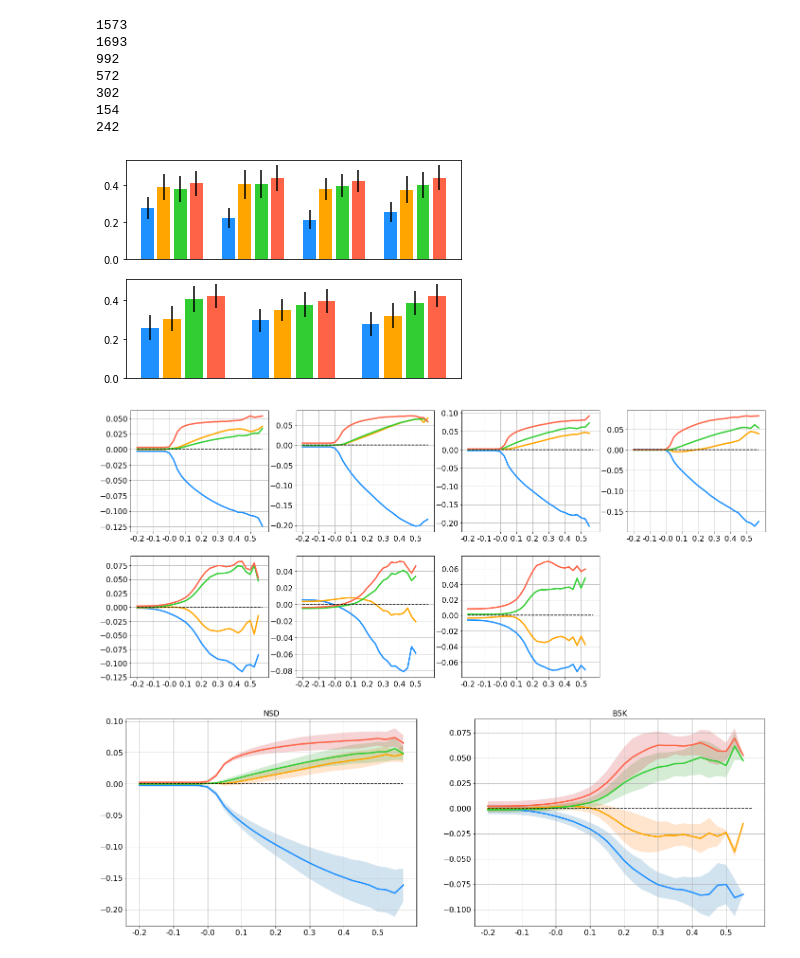
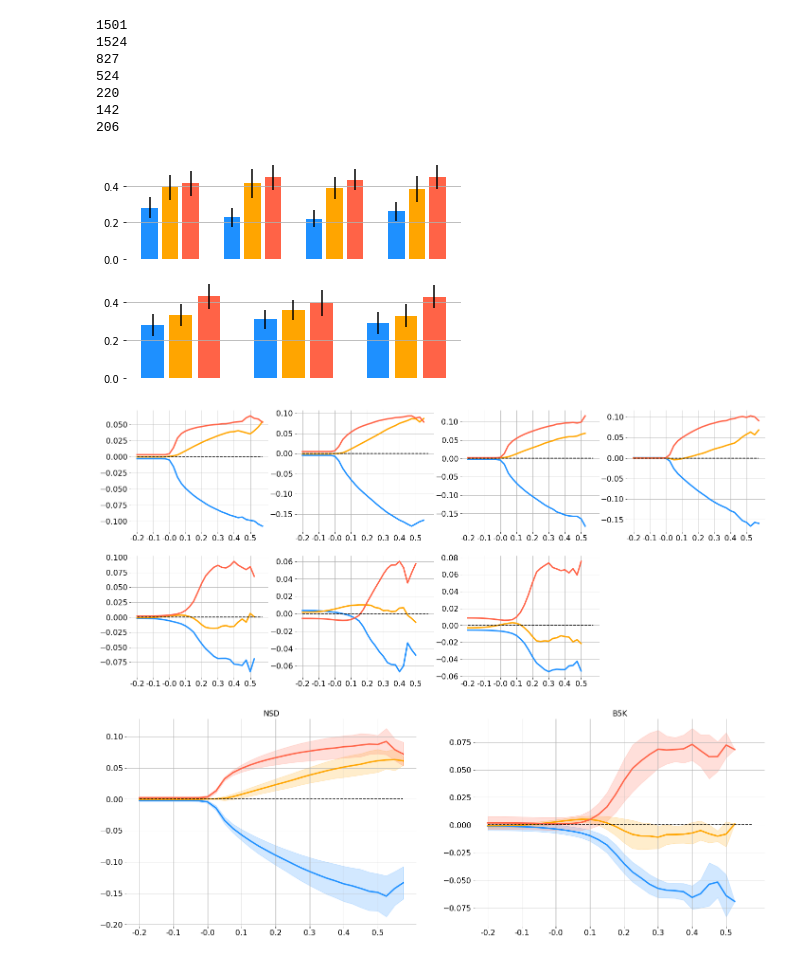
Before and after one commit to tarrlab/BOLD5000-GLMs, a Jupyter notebook: notebooks/manuscript_plots_v1.ipynb, the cells around one changed output. Cells and saved outputs as stored; diff of their text form; code cells hidden in the pictures.

```diff
--- a/notebooks/manuscript_plots_v1.ipynb
+++ b/notebooks/manuscript_plots_v1.ipynb
@@ -22,7 +22,7 @@ homedir = '/home/jacobpri/git/BOLD5000-GLMs/'
 metric = 'reliability'
 datasets = ['NSD','B5K']
 versions = ['TYPEA_ASSUMEHRF', 'TYPEB_FITHRF', 'TYPEC_FITHRF_GLMDENOISE', 'TYPED_FITHRF_GLMDENOISE_RR']
-#versions = ['TYPEA_ASSUMEHRF', 'TYPEB_FITHRF', 'TYPED_FITHRF_GLMDENOISE_RR']
+versions = ['TYPEA_ASSUMEHRF', 'TYPEB_FITHRF', 'TYPED_FITHRF_GLMDENOISE_RR']
 
 opts = dict()
 
@@ -36,6 +36,7 @@ opts['NSD']['dir'] = '09_08_20_one-sess_NSD'
 opts['B5K']['dir'] = '08_24_20_five-sess'
 
 colors = ['dodgerblue','orange','limegreen','tomato','black']
+colors = ['dodgerblue','orange','tomato','black']
 
 ft = 16
 # %%
@@ -101,41 +102,45 @@ for ds in datasets:
         subj_mean_metric = X[ds][subj]['mean'].reshape(-1)
         validvox = np.logical_not(np.isnan(subj_mean_metric))
 
         if voxchoice == 'threshold':
             included_voxels = subj_mean_metric[validvox] > threshold
             print(np.sum(included_voxels))
         elif voxchoice == 'topk':
             included_voxels = np.argsort(subj_mean_metric[validvox])[-topk:]
             print(len(included_voxels))
 
         # iterate through versions
         for version in versions:
             this_version = X[ds][subj][version].reshape(-1)[validvox]
 
             if method == 'mean':
                 subj_version_means.append(np.mean(this_version[included_voxels]))
             elif method == 'median':
                 subj_version_means.append(np.median(this_version[included_voxels]))
 
             subj_version_sems.append(np.std(this_version[included_voxels])) #/ np.sqrt(len(included_voxels)))
 
         subj_version_means.append(np.nan)
         subj_version_sems.append(np.nan)
 
 
     plt.bar(np.arange(len(subj_version_means)),subj_version_means,color=colors,yerr=subj_version_sems)
     plt.xticks([])
+    plt.grid('on')
+    # get rid of the frame
+    for spine in plt.gca().spines.values():
+        spine.set_visible(False)
 
     c+=1
 # %% [output]
-1573
-1693
-992
-572
-302
-154
-242
+1501
+1524
+827
+524
+220
+142
+206
-[figure, old version]
+[figure, new version]
 # %%
 # figure 1:
 
@@ -198,9 +203,14 @@ for ds in datasets:
         plt.xticks(fontsize=ft)
         plt.yticks(fontsize=ft)
         plt.grid('on')
+        # get rid of the frame
+        for spine in plt.gca().spines.values():
+            spine.set_visible(False)
 # %% [output]
-[figure, old version]
+[figure, new version]
 # %%
+colors = ['dodgerblue','orange','tomato','black']
+
 plt.figure(figsize=(24,8))
 c = 1
 for ds in datasets:
@@ -211,7 +221,7 @@ for ds in datasets:
         mean_version = np.nanmean(np.stack(this_version,axis=1),axis=1)
         std_version = np.nanstd(np.stack(this_version,axis=1),axis=1)
         plt.plot(mean_version,linewidth=3,color = colors[v])
-        plt.fill_between(np.arange(len(bins)),mean_version-std_version,mean_version+std_version,alpha=0.2)
+        plt.fill_between(np.arange(len(bins)),mean_version-std_version,mean_version+std_version,alpha=0.2,color=colors[v])
 
         v+=1
     plt.plot(np.zeros((len(bins),)),'k--')
@@ -224,9 +234,12 @@ for ds in datasets:
     plt.yticks(fontsize=ft)
     plt.title(ds,fontsize=ft)
     plt.grid('on')
+    # get rid of the frame
+    for spine in plt.gca().spines.values():
+        spine.set_visible(False)
     c+=1
 # %% [output]
-[figure, old version]
+[figure, new version]
 # %%
 # figure 2: ROI analysis
 
```
Also changed, not shown: parts of 6 cells of this notebook, 1 other file.
